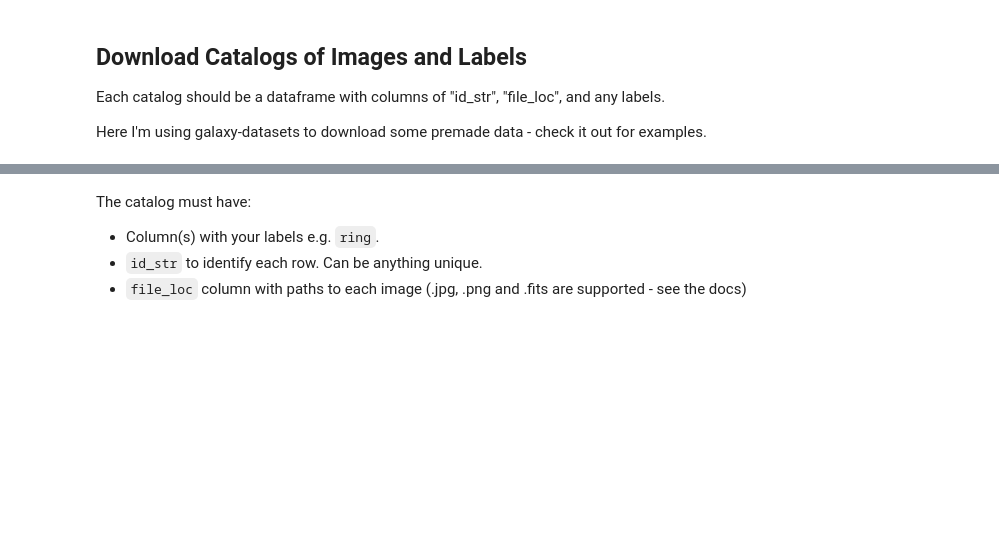
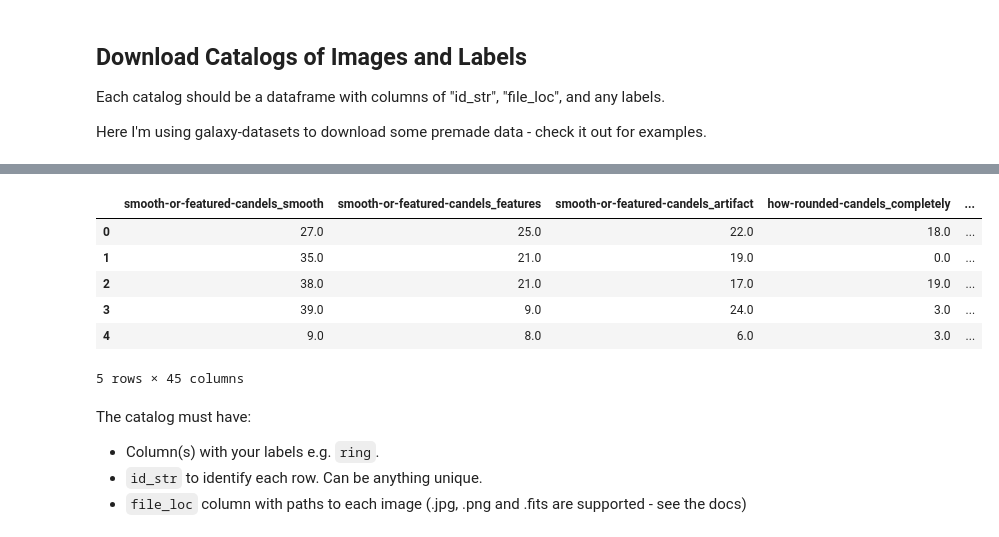
Before and after one commit to azh248/galaxy-mergers, a Jupyter notebook: zoobot_classifier.ipynb, the cells around one changed output, grey strips where cells are left out. Cells and saved outputs as stored; diff of their text form; code cells hidden in the pictures; blank space fills up the shorter version.

```diff
--- a/zoobot_classifier.ipynb
+++ b/zoobot_classifier.ipynb
@@ -93,0 +161,23 @@ train_catalog.head()
+# %%
+# train_catalog['file_loc'] = train_catalog_raw['file_loc']
+# test_catalog['file_loc'] = test_catalog_raw['file_loc']
+train_catalog['id_str'] = train_catalog['filename']
+test_catalog['id_str'] = test_catalog['filename']
+# train_catalog['filename'] = train_catalog_raw['filename']
+# test_catalog['filename'] = test_catalog_raw['filename']
+
+train_catalog.head()
+test_catalog.head()
+
+# print(len(train_catalog_raw.index))
+# print(len(train_catalog_raw.columns))
+# print(len(train_catalog.index))
+# print(len(train_catalog.columns))
+# %% [output]
+|  | smooth-or-featured-candels_smooth | smooth-or-featured-candels_features | smooth-or-featured-candels_artifact | how-rounded-candels_completely | ... |
+| 0 | 27.0 | 25.0 | 22.0 | 18.0 | ... |
+| 1 | 35.0 | 21.0 | 19.0 | 0.0 | ... |
+| 2 | 38.0 | 21.0 | 17.0 | 19.0 | ... |
+| 3 | 39.0 | 9.0 | 24.0 | 3.0 | ... |
+| 4 | 9.0 | 8.0 | 6.0 | 3.0 | ... |
+5 rows × 45 columns
```
Also changed, not shown: parts of 27 cells of this notebook.
